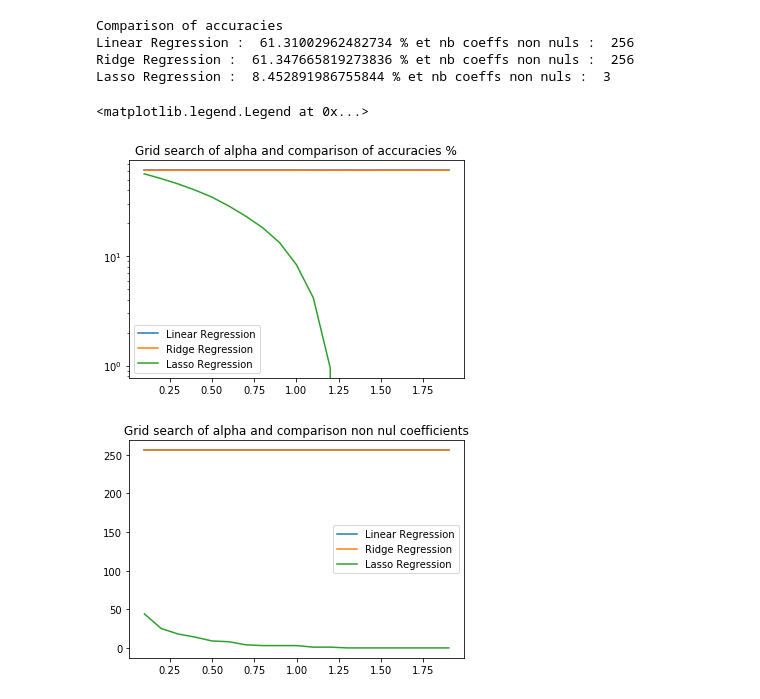
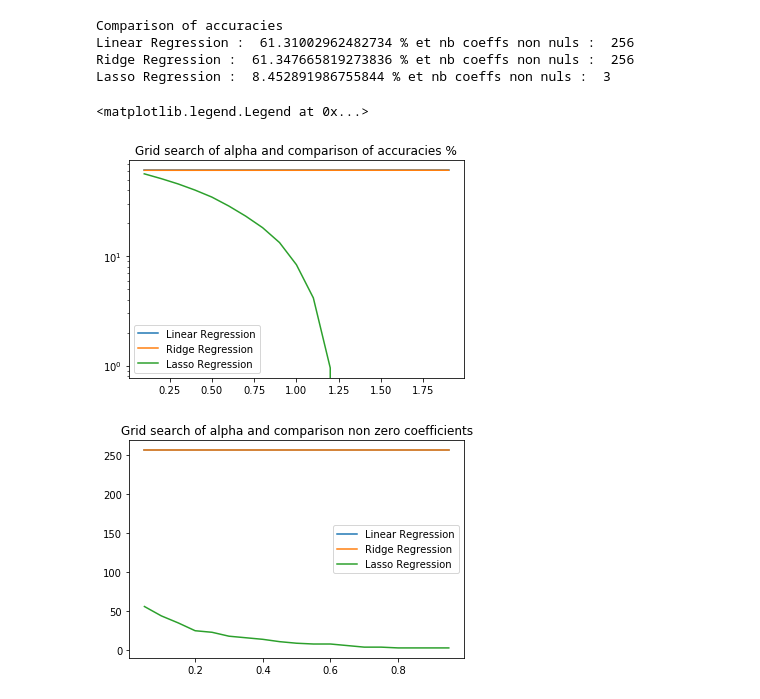
Before and after one commit to leoandeol/arf-inpainting, a Jupyter notebook: projet-andeol-paschaouche.ipynb, the cells around one changed output. Saved outputs shown, nothing was run; the diff lists cells and outputs as text; code cells hidden in the pictures.

```diff
--- a/projet-andeol-paschaouche.ipynb
+++ b/projet-andeol-paschaouche.ipynb
@@ -59,33 +59,33 @@ for i in range(1,20):
     y_la.append(100*sum(cross_val_score(la,X_train,y_train,cv=cv))/cv)
 plt.plot(x,y_lr,label="Linear Regression")
 plt.plot(x,y_ri,label="Ridge Regression")
 plt.plot(x,y_la,label="Lasso Regression")
 plt.title("Grid search of alpha and comparison of accuracies %")
 plt.yscale('log')
 plt.legend()
 x = []
 plt.figure()
 y_lr = []
 y_ri = []
 y_la = []
 for i in range(1,20):
-    xx = i/10
+    xx = i/20
     lr = LinearRegression()
     ri = Ridge(alpha=xx)
     la = Lasso(alpha=xx)
     x.append(xx)
     lr.fit(X_train,y_train)
     ri.fit(X_train,y_train)
     la.fit(X_train,y_train)
     y_lr.append(len(np.where(lr.coef_!=0)[0]))
     y_ri.append(len(np.where(ri.coef_!=0)[0]))
     y_la.append(len(np.where(la.coef_!=0)[0]))
 plt.plot(x,y_lr,label="Linear Regression")
 plt.plot(x,y_ri,label="Ridge Regression")
 plt.plot(x,y_la,label="Lasso Regression")
-plt.title("Grid search of alpha and comparison non nul coefficients")
+plt.title("Grid search of alpha and comparison non zero coefficients")
 plt.legend()
 # %% [output]
 <matplotlib.legend.Legend at 0x...>
 [figure]
-[figure, old version]
+[figure, new version]
```
Also changed, not shown: parts of 4 cells of this notebook.
